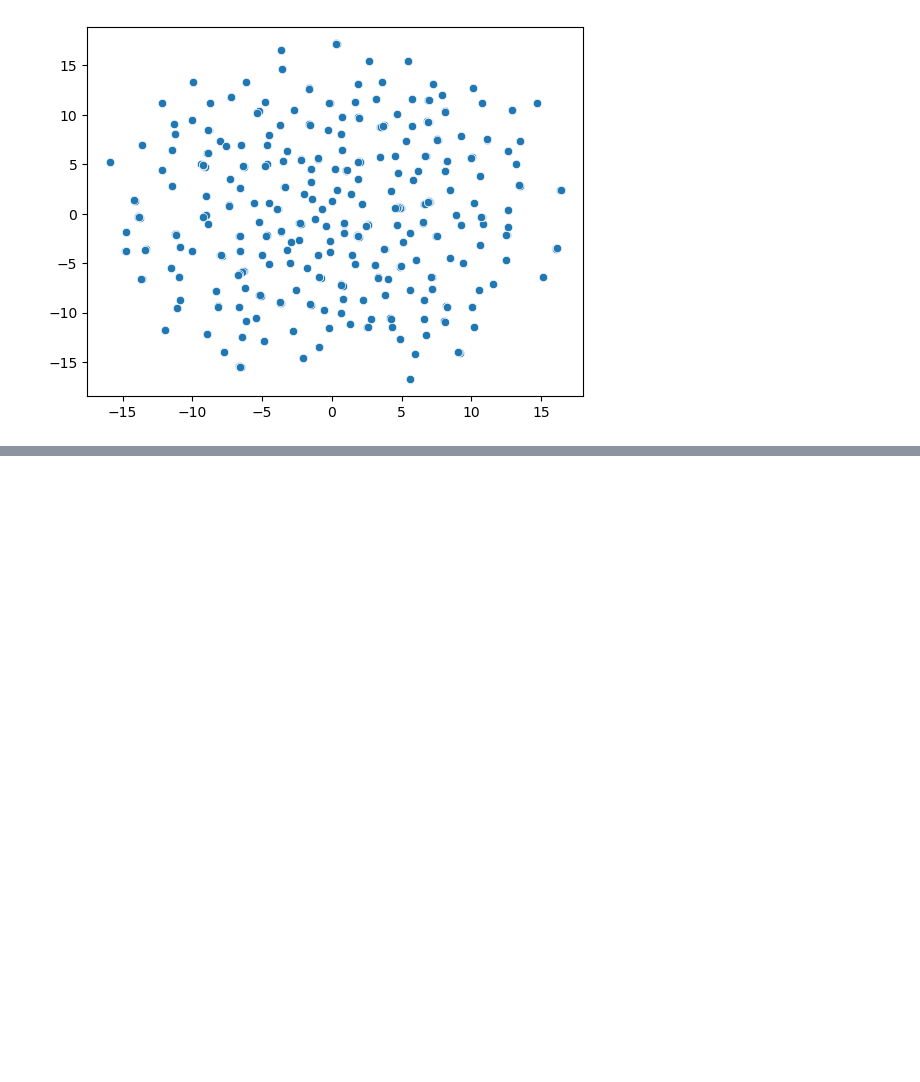
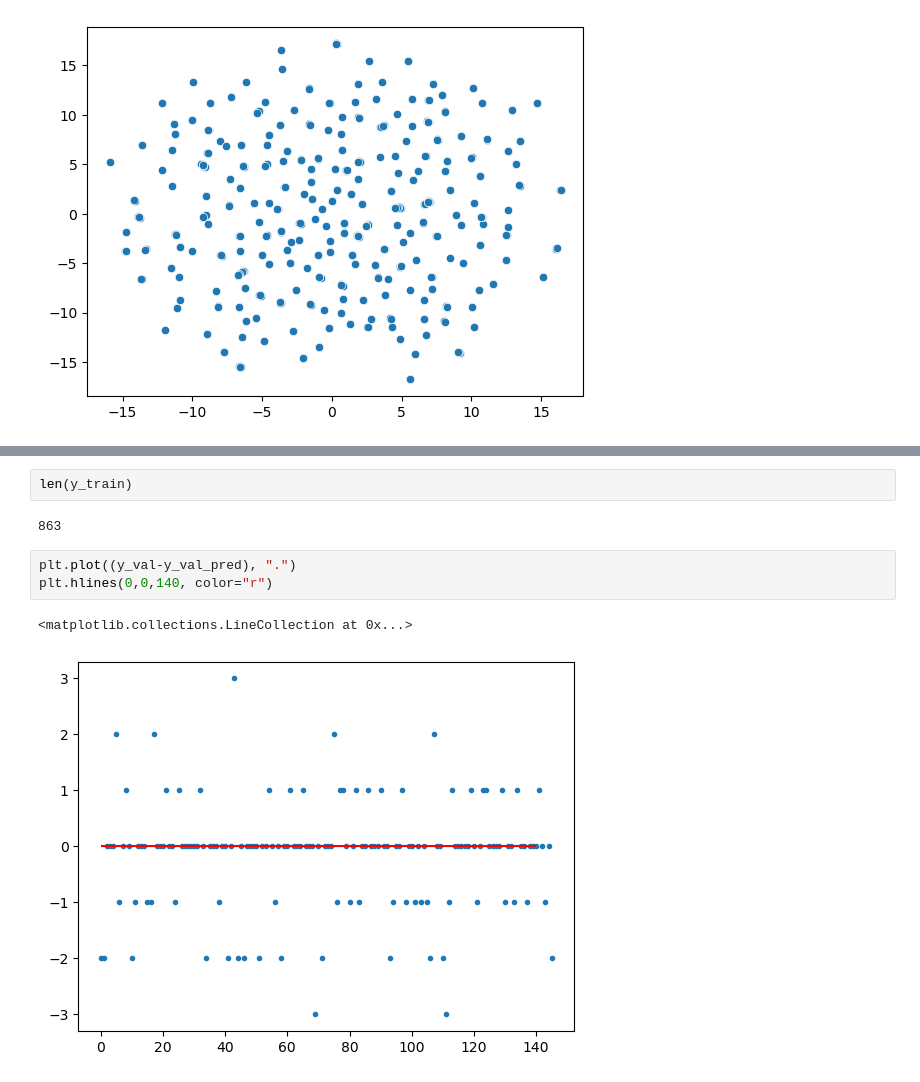
Before and after one commit to francescozambelli/OncoVirus_SarsCov2, a Jupyter notebook: DataDrivenApproach.ipynb, the cells around one changed output, grey strips where cells are left out. Drawn from its saved outputs; the diff is of its cells as text; blank space fills up the shorter version.

```diff
--- a/DataDrivenApproach.ipynb
+++ b/DataDrivenApproach.ipynb
@@ -267,0 +484,10 @@ sns.scatterplot(transkkk[:,0], transkkk[:,1])#, hue=labels, palette="Set1")
+# %%
+len(y_train)
+# %% [output]
+863
+# %%
+plt.plot((y_val-y_val_pred), ".")
+plt.hlines(0,0,140, color="r")
+# %% [output]
+<matplotlib.collections.LineCollection at 0x...>
+[figure, added]
```
Also changed, not shown: parts of 26 cells of this notebook.
